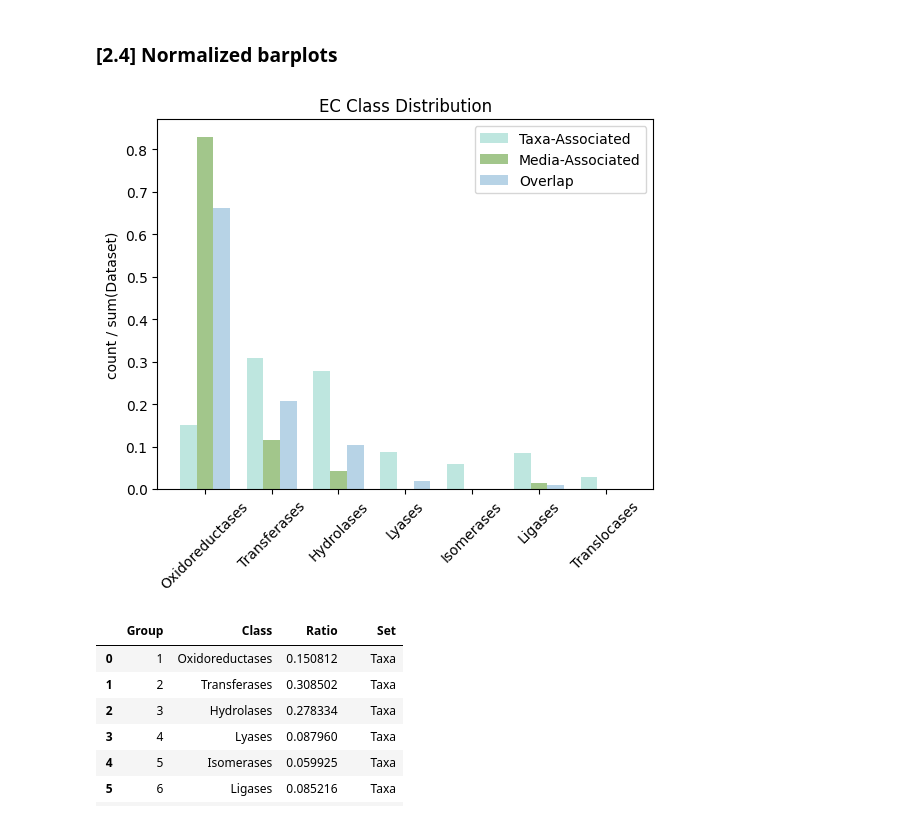
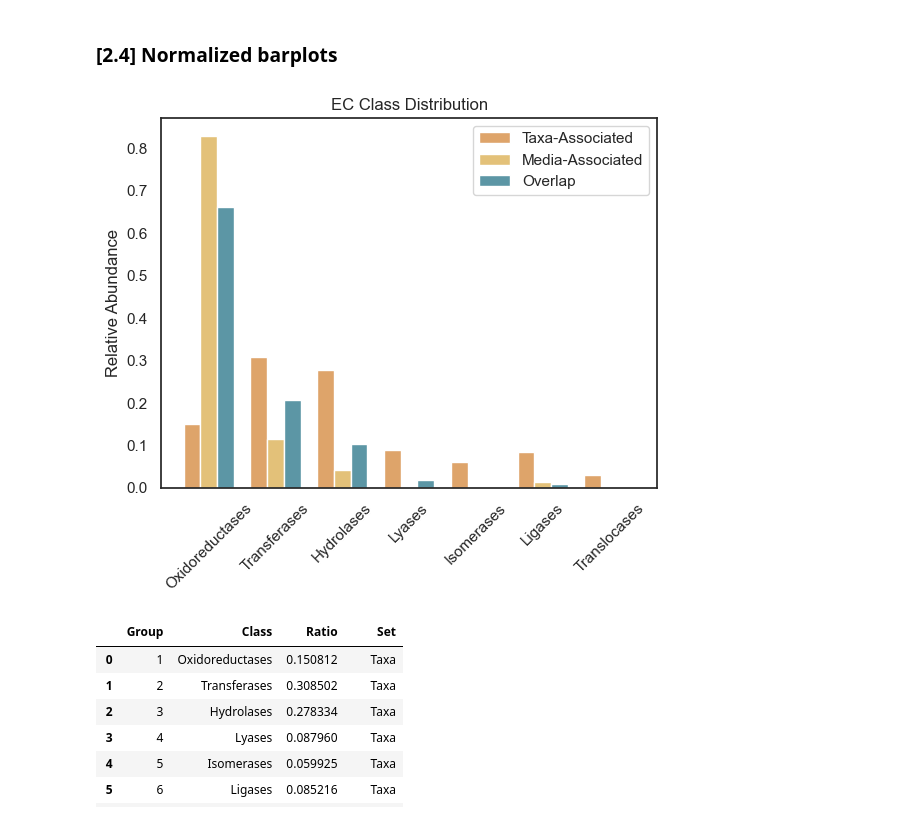
Before and after one commit to giovannellilab/media-prediction, a Jupyter notebook: notebooks/02-EDA.ipynb, the cells around one changed output. Cells and saved outputs as stored; diff of their text form; code cells hidden in the pictures.

```diff
--- a/notebooks/02-EDA.ipynb
+++ b/notebooks/02-EDA.ipynb
@@ -262,28 +262,28 @@ df3['Overlap_Proportion'] = df3['Total Count'].div(sum3)
 # %%
 import numpy as np
 import matplotlib.pyplot as plt
 
 N = 7
 ind = np.arange(N)
 width = 0.25
 
 xvals = df1['Taxa_Proportion']
-bar1 = plt.bar(ind, xvals, width, color = '#8DD3C790')
+bar1 = plt.bar(ind, xvals, width, color = '#c8660698') #c86606 #f5c767
 
 yvals = df2['Media_Proportion']
-bar2 = plt.bar(ind+width, yvals, width, color='#4D922185')
+bar2 = plt.bar(ind+width, yvals, width, color='#e3c179')  #c86606
 
 zvals = df3['Overlap_Proportion']
-bar3 = plt.bar(ind+width*2, zvals, width, color = '#80B1D390')
+bar3 = plt.bar(ind+width*2, zvals, width, color = '#5c96a5') #80B1D390
 
-plt.ylabel("count / sum(Dataset)")
+plt.ylabel("Relative Abundance")
 plt.title("EC Class Distribution")
 
 plt.xticks(ind+width,['Oxidoreductases','Transferases','Hydrolases','Lyases','Isomerases','Ligases','Translocases'],rotation=45)
 plt.legend((bar1, bar2, bar3), ('Taxa-Associated', 'Media-Associated', 'Overlap') )
 plt.show()
 # %% [output]
-[figure, old version]
+[figure, new version]
 # %%
 # Dataframes to show enzyme class proportions relative to each dataset
 
```
Also changed, not shown: parts of 3 cells of this notebook, 2 other files.
